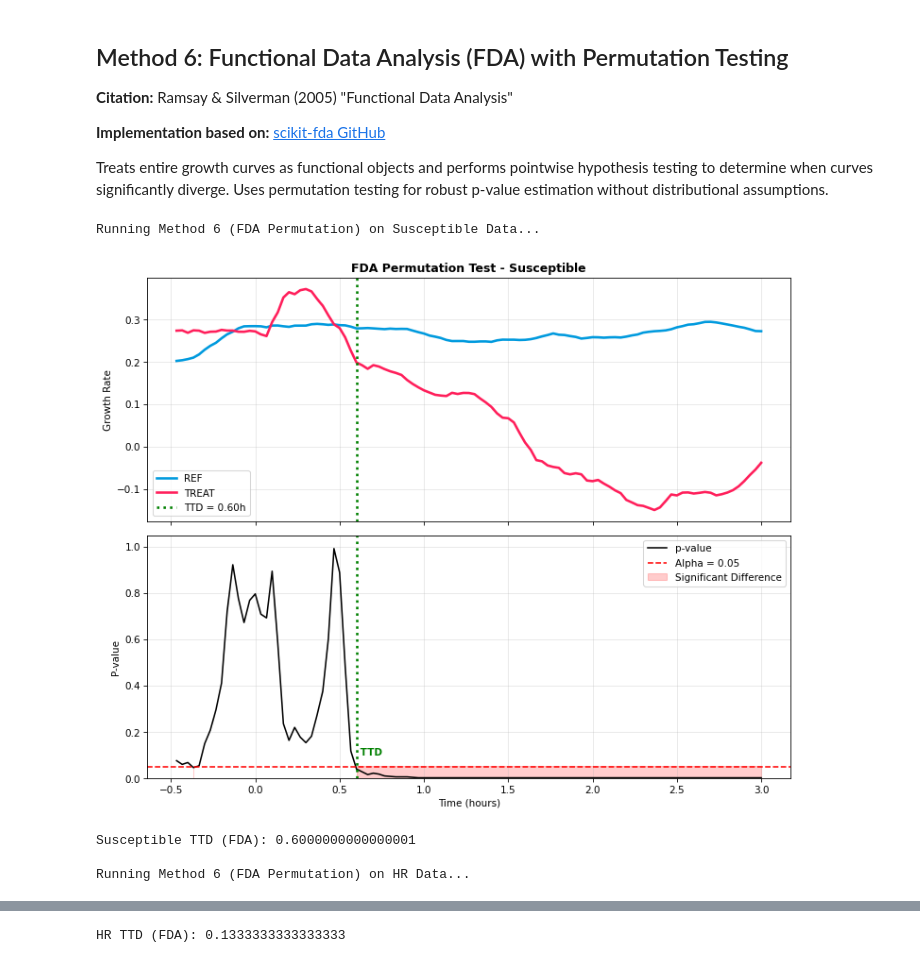
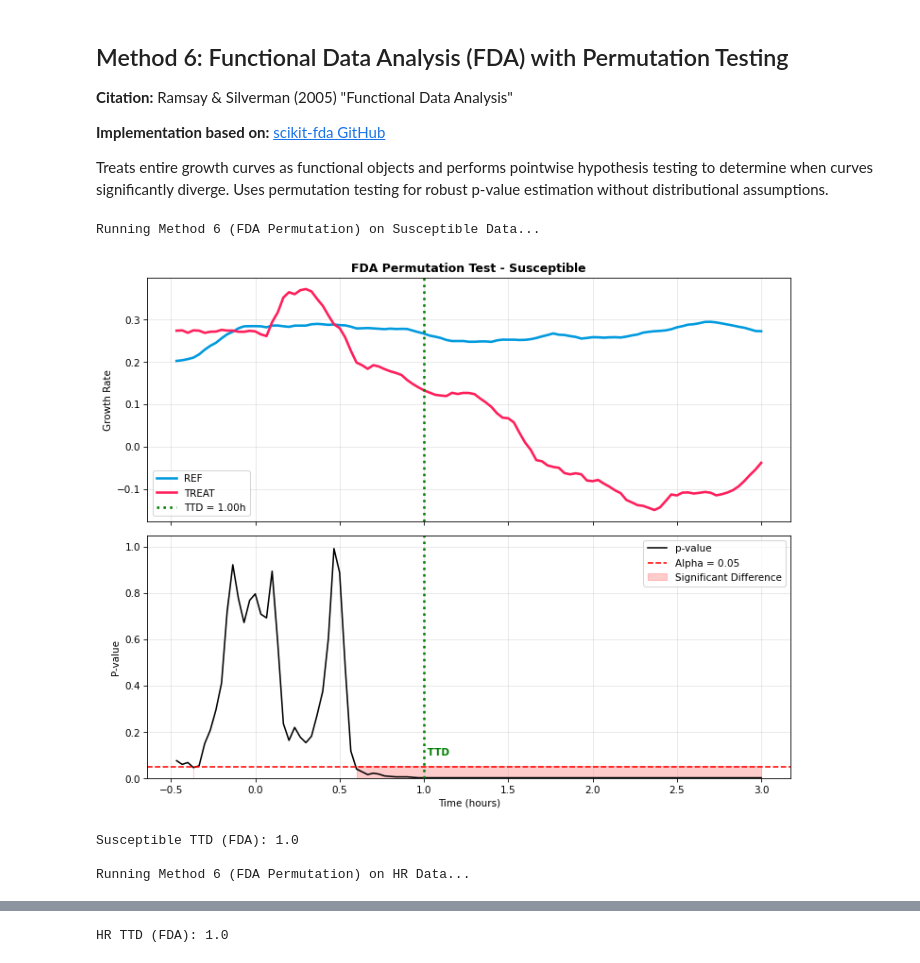
Before and after one commit to rafallex/Research-Methodology-for-Image-Analysis-and-Machine-Learning-1MD048, a Jupyter notebook: ttd_analysis.ipynb, the cells around one changed output, grey strips where cells are left out. Saved outputs shown, nothing was run; the diff lists cells and outputs as text; code cells hidden in the pictures.

```diff
--- a/EXP-23-BZ3167_TTD_Implementation_v42.ipynb
+++ b/ttd_analysis.ipynb
@@ -16,7 +47,7 @@ END = '\033[0m'
 # %%
 # PATH CONFIGURATION - ready
 # ============================================================
-BASE_DIR = r"C:\Users\Rafallex\Documents\Uppsala\year 1\Semester 1\period 2\Research Methodolgy\notebooks\Test_Data"
+BASE_DIR = r"C:\Users\Rafallex\Documents\Uppsala\year 1\period 2\Research Methodolgy\notebooks\Test_Data"
 
 # Test_Susceptible paths
 SUSCEPTIBLE_REF_DIR = os.path.join(BASE_DIR, "Test_Susceptible", "REF_masks111_131_for_testing")
@@ -2220,7 +2202,7 @@ import warnings
 # 1. DEFINE FUNCTIONS
 # ==========================================
 def fda_permutation_ttd(time_array, ref_data, treat_data, n_permutations=1000, alpha=0.05,
-                        consecutive_significant=3):
+                        consecutive_significant=3, min_time_hours=0):
     """
     Functional Data Analysis with permutation testing for TTD.
     """
@@ -2267,9 +2249,13 @@ def fda_permutation_ttd(time_array, ref_data, treat_data, n_permutations=1000, a
     # Identify significant timepoints
     significant = p_values < alpha
 
-    # Find TTD: first consecutive significant timepoints
+    # Find TTD: first consecutive significant timepoints AFTER min_time_hours
     ttd_idx = None
+    time_array = np.array(time_array)
     for i in range(n_timepoints - consecutive_significant + 1):
+        # Skip timepoints before drug addition
+        if time_array[i] < min_time_hours:
+            continue
         if np.all(significant[i:i+consecutive_significant]):
             ttd_idx = i
             break
@@ -2347,7 +2333,7 @@ def plot_fda_ttd(time_array, results, ref_means, treat_means,
 # A. Susceptible Data
 ref_means_sus = np.nanmean(stacked_ref_fit_growth_rates, axis=0)
 treat_means_sus = np.nanmean(stacked_treat_fit_growth_rates, axis=0)
-sus_time_array = np.array([time*(interval_time/60) for time in range(rolling_number, rolling_number + len(ref_means_sus))])
+sus_time_array = np.array([time*(interval_time/60)-1 for time in range(rolling_number, rolling_number + len(ref_means_sus))])
 
 print("Running Method 6 (FDA Permutation) on Susceptible Data...")
 # Warning: This is computationally intensive. Reduce n_permutations to 200 for faster testing if needed.
@@ -2355,37 +2341,39 @@ fda_results_sus = fda_permutation_ttd(
     sus_time_array,
     stacked_ref_fit_growth_rates,
     stacked_treat_fit_growth_rates,
-    n_permutations=500  # Set to 500-1000 for final paper
+    n_permutations=500,
+    min_time_hours=1.0  # CRITICAL: Drug added at t=1h
 )
 
 plot_fda_ttd(sus_time_array, fda_results_sus, ref_means_sus, treat_means_sus,
              dataset_name="Susceptible",
              save_path=os.path.join(treat_dir, "TTD_Method6_FDA_Susceptible.png"))
 
 print(f"Susceptible TTD (FDA): {fda_results_sus['ttd']}")
 
 
 # B. Heteroresistant (HR) Data
 ref_means_hr = np.nanmean(hr_stacked_ref_fit_growth_rates, axis=0)
 treat_means_hr = np.nanmean(hr_stacked_treat_fit_growth_rates, axis=0)
-hr_time_array = np.array([time*(interval_time/60) for time in range(rolling_number, rolling_number + len(ref_means_hr))])
+hr_time_array = np.array([time*(interval_time/60)-1 for time in range(rolling_number, rolling_number + len(ref_means_hr))])
 
 print("\nRunning Method 6 (FDA Permutation) on HR Data...")
 fda_results_hr = fda_permutation_ttd(
     hr_time_array,
     hr_stacked_ref_fit_growth_rates,
     hr_stacked_treat_fit_growth_rates,
-    n_permutations=500
+    n_permutations=500,
+    min_time_hours=1.0  # CRITICAL: Drug added at t=1h
 )
 
 plot_fda_ttd(hr_time_array, fda_results_hr, ref_means_hr, treat_means_hr,
              dataset_name="Heteroresistant",
              save_path=os.path.join(hr_treat_dir, "TTD_Method6_FDA_HR.png"))
 
 print(f"HR TTD (FDA): {fda_results_hr['ttd']}")
 # %% [output]
 Running Method 6 (FDA Permutation) on Susceptible Data...
-[figure, old version]
+[figure, new version]
-Susceptible TTD (FDA): 0.6000000000000001
+Susceptible TTD (FDA): 1.0
 
 Running Method 6 (FDA Permutation) on HR Data...
@@ -2393 +2381 @@ Running Method 6 (FDA Permutation) on HR Data...
-HR TTD (FDA): 0.1333333333333333
+HR TTD (FDA): 1.0
```
Also changed, not shown: parts of 17 cells of this notebook, 10 other files.
